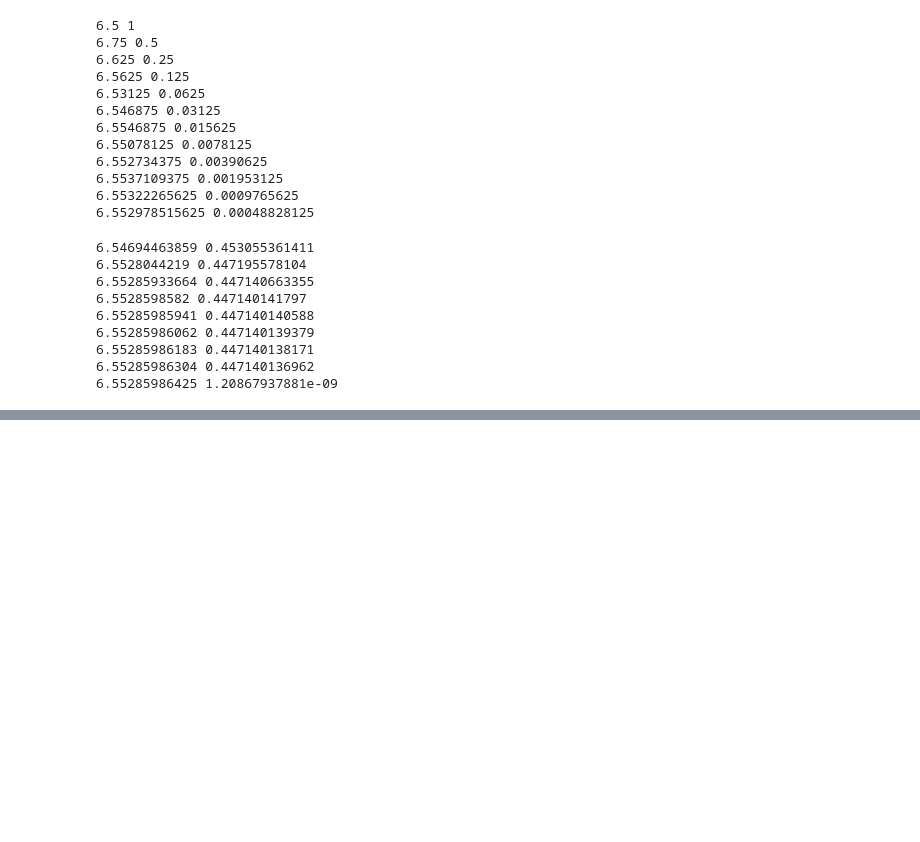
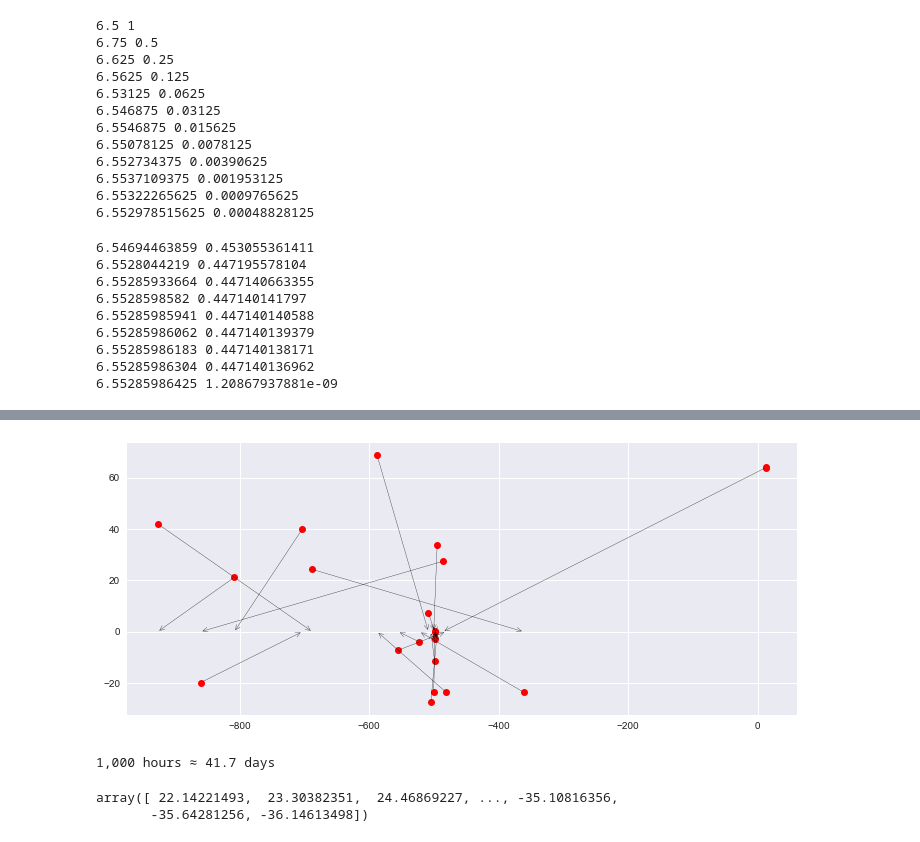
Before and after one commit to skyfielders/astronomy-notebooks, a Jupyter notebook: Talks/2018-08-pybay.ipynb, the cells around one changed output, grey strips where cells are left out. Saved outputs shown, nothing was run; the diff lists cells and outputs as text; code cells hidden in the pictures; blank space fills up the shorter version.

```diff
--- a/Talks/2018-08-pybay.ipynb
+++ b/Talks/2018-08-pybay.ipynb
@@ -193,0 +259,32 @@ while abs(h1 - h0) > 1/3600:
+# %%
+fig, ax = plt.subplots()
+h0 = 12.7
+h1 = 13.7
+i = 0
+while abs(h1 - h0) > 1/3600:
+    i += 1
+    plot(h0, f(h0), 'ro')
+    num = h0 * f(h1) - h1 * f(h0)
+    denom = f(h1) - f(h0)
+    hh = num / denom
+    #arrow(h1, f(h1), (hh - h1), -f(h1), length_includes_head=True,
+    #      head_width=2)
+    ax.annotate('',
+             (hh, 0),
+             (h1, f(h1)),
+             #((hh - h1), -f(h1)),
+            xycoords='data',
+            #arrowprops={'headwidth':10})#{'arrowstyle':'->'})
+            arrowprops={'arrowstyle':'->'})#, patchA=10'})
+    h0, h1 = h1, hh
+# %% [output]
+[figure, added]
+# %%
+print('1,000 hours ≈ {:.1f} days'.format(1000 / 24))
+# %% [output]
+1,000 hours ≈ 41.7 days
+# %%
+f(t)
+# %% [output]
+array([ 22.14221493,  23.30382351,  24.46869227, ..., -35.10816356,
+       -35.64281256, -36.14613498])
```
Also changed, not shown: parts of 33 cells of this notebook, 1 other file.
